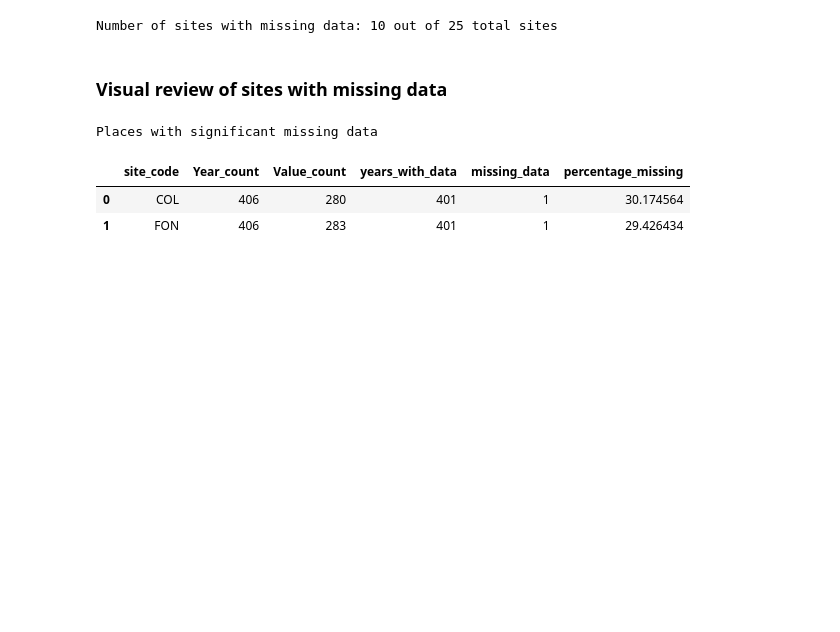
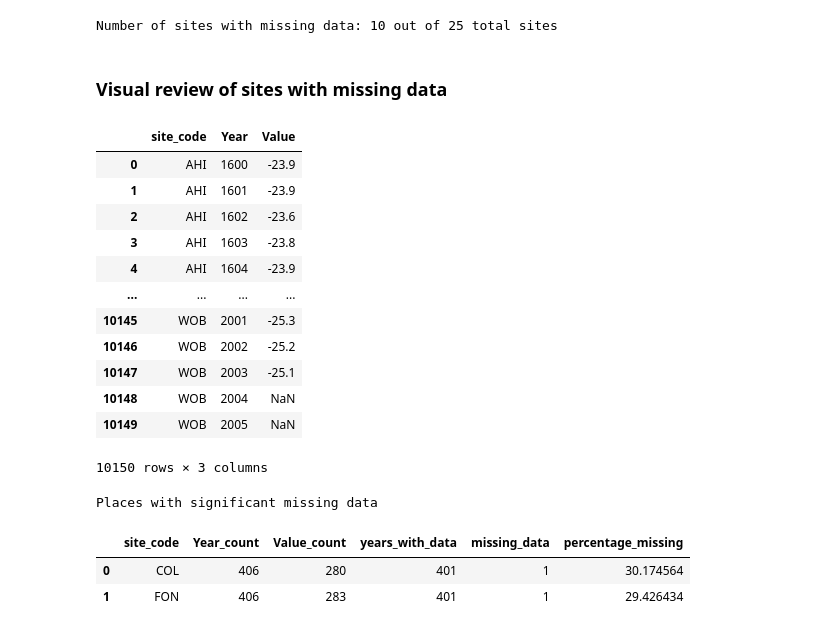
Before and after one commit to Bismont/Tarea1_Alfredo_Debany_Oswaldo, a Jupyter notebook: Testing.ipynb, the cells around one changed output. Drawn from its saved outputs; the diff is of its cells as text; code cells hidden in the pictures; blank space fills up the shorter version.

```diff
--- a/Testing.ipynb
+++ b/Testing.ipynb
@@ -131,6 +131,22 @@ df_data_value_counts['percentage_missing'] = (1
 Number of sites with missing data: 10 out of 25 total sites
 # %% [markdown]
 ### Visual review of sites with missing data
+# %%
+df_data
+# %% [output]
+|  | site_code | Year | Value |
+| 0 | AHI | 1600 | -23.9 |
+| 1 | AHI | 1601 | -23.9 |
+| 2 | AHI | 1602 | -23.6 |
+| 3 | AHI | 1603 | -23.8 |
+| 4 | AHI | 1604 | -23.9 |
+| ... | ... | ... | ... |
+| 10145 | WOB | 2001 | -25.3 |
+| 10146 | WOB | 2002 | -25.2 |
+| 10147 | WOB | 2003 | -25.1 |
+| 10148 | WOB | 2004 | NaN |
+| 10149 | WOB | 2005 | NaN |
+10150 rows × 3 columns
 # %%
 # Segregate sites according to missing data
 df_significant_missing_data = df_data_value_counts[
```
Also changed, not shown: parts of 3 cells of this notebook.
